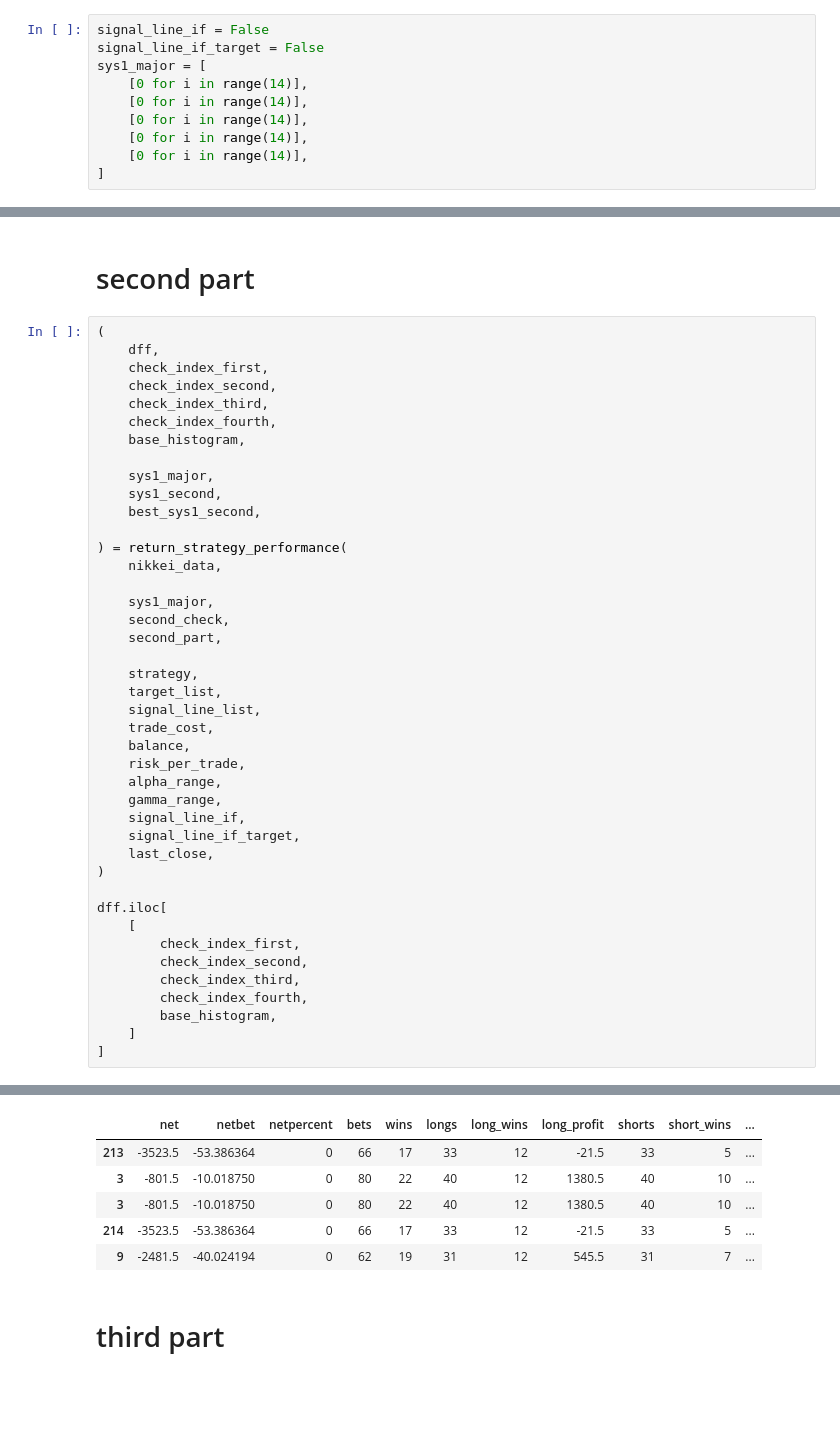
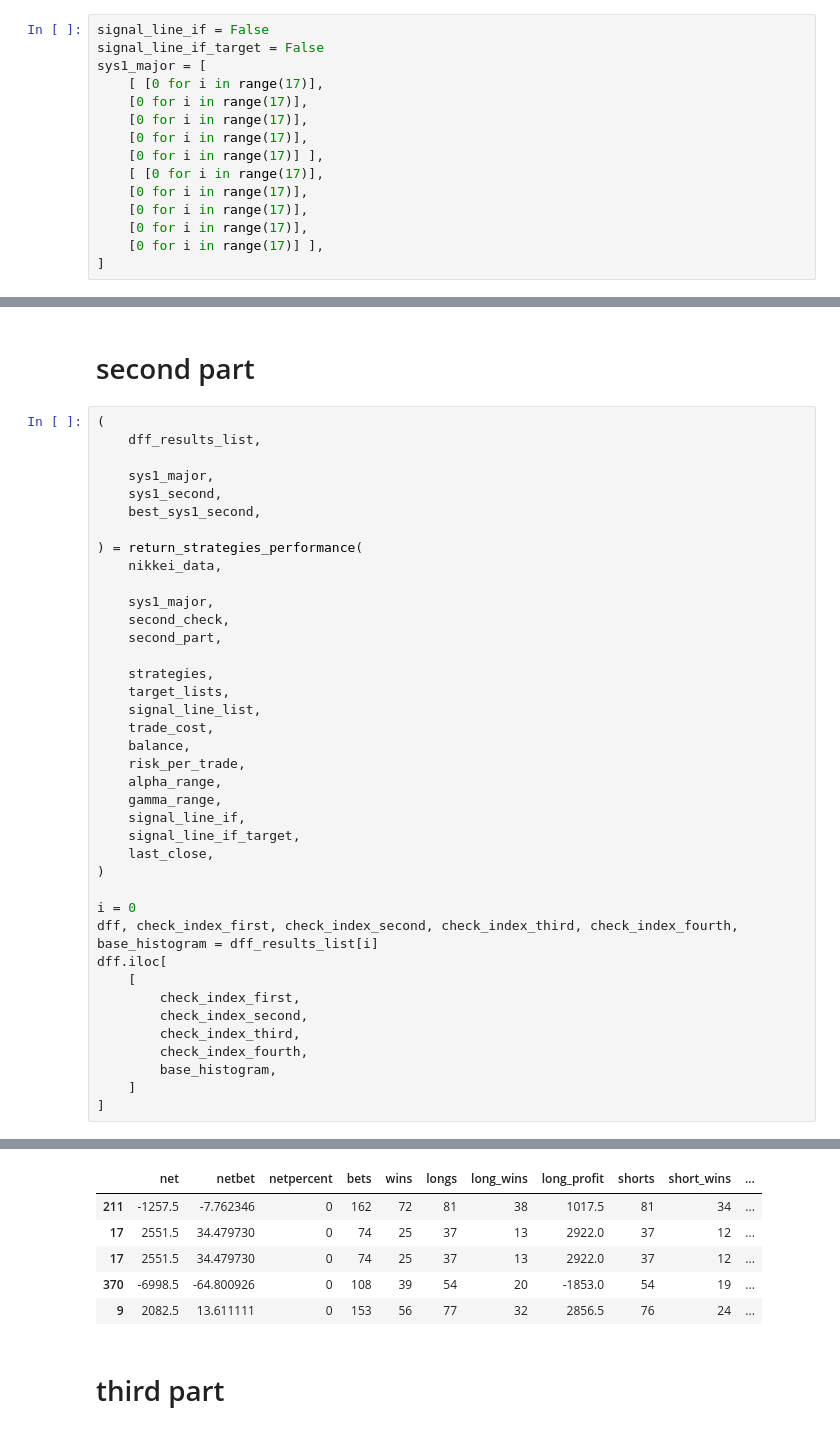
Before and after one commit to alirezagmoghadam/macdpy, a Jupyter notebook: nikkei.ipynb, the cells around one changed output, grey strips where cells are left out. Drawn from its saved outputs; the diff is of its cells as text; blank space fills up the shorter version.

```diff
--- a/nikkei.ipynb
+++ b/nikkei.ipynb
@@ -453,11 +662,16 @@ first_part
 signal_line_if = False
 signal_line_if_target = False
 sys1_major = [
-    [0 for i in range(14)],
-    [0 for i in range(14)],
-    [0 for i in range(14)],
-    [0 for i in range(14)],
-    [0 for i in range(14)],
+    [ [0 for i in range(17)],
+    [0 for i in range(17)],
+    [0 for i in range(17)],
+    [0 for i in range(17)],
+    [0 for i in range(17)] ],
+    [ [0 for i in range(17)],
+    [0 for i in range(17)],
+    [0 for i in range(17)],
+    [0 for i in range(17)],
+    [0 for i in range(17)] ],
 ]
 # %% [markdown]
 # first part
@@ -519,26 +735,21 @@ dff.iloc[
 # second part
 # %%
 (
-    dff,
-    check_index_first,
-    check_index_second,
-    check_index_third,
-    check_index_fourth,
-    base_histogram,
+    dff_results_list,
 
     sys1_major,
     sys1_second,
     best_sys1_second,
 
-) = return_strategy_performance(
+) = return_strategies_performance(
     nikkei_data,
 
     sys1_major,
     second_check,
     second_part,
 
-    strategy,
-    target_list,
+    strategies,
+    target_lists,
     signal_line_list,
     trade_cost,
     balance,
@@ -550,6 +761,8 @@ dff.iloc[
     last_close,
 )
 
+i = 0
+dff, check_index_first, check_index_second, check_index_third, check_index_fourth, base_histogram = dff_results_list[i]
 dff.iloc[
     [
         check_index_first,
@@ -568,9 +786,9 @@ dff.iloc[
 |  | net | netbet | netpercent | bets | wins | longs | long_wins | long_profit | shorts | short_wins | ... |
-| 213 | -3523.5 | -53.386364 | 0 | 66 | 17 | 33 | 12 | -21.5 | 33 | 5 | ... |
-| 3 | -801.5 | -10.018750 | 0 | 80 | 22 | 40 | 12 | 1380.5 | 40 | 10 | ... |
-| 3 | -801.5 | -10.018750 | 0 | 80 | 22 | 40 | 12 | 1380.5 | 40 | 10 | ... |
-| 214 | -3523.5 | -53.386364 | 0 | 66 | 17 | 33 | 12 | -21.5 | 33 | 5 | ... |
-| 9 | -2481.5 | -40.024194 | 0 | 62 | 19 | 31 | 12 | 545.5 | 31 | 7 | ... |
+| 211 | -1257.5 | -7.762346 | 0 | 162 | 72 | 81 | 38 | 1017.5 | 81 | 34 | ... |
+| 17 | 2551.5 | 34.479730 | 0 | 74 | 25 | 37 | 13 | 2922.0 | 37 | 12 | ... |
+| 17 | 2551.5 | 34.479730 | 0 | 74 | 25 | 37 | 13 | 2922.0 | 37 | 12 | ... |
+| 370 | -6998.5 | -64.800926 | 0 | 108 | 39 | 54 | 20 | -1853.0 | 54 | 19 | ... |
+| 9 | 2082.5 | 13.611111 | 0 | 153 | 56 | 77 | 32 | 2856.5 | 76 | 24 | ... |
 # %% [markdown]
 # third part
 # %%
```
Also changed, not shown: parts of 30 cells of this notebook, 27 other files.
